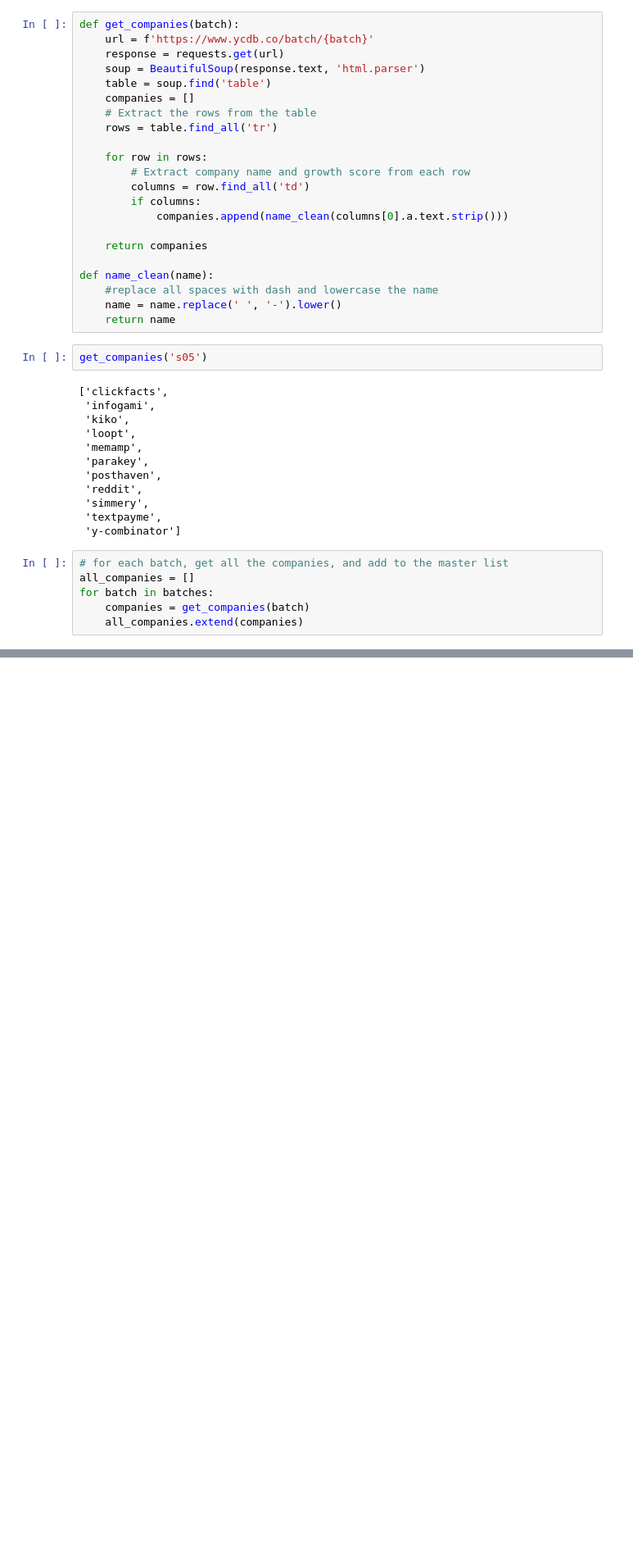
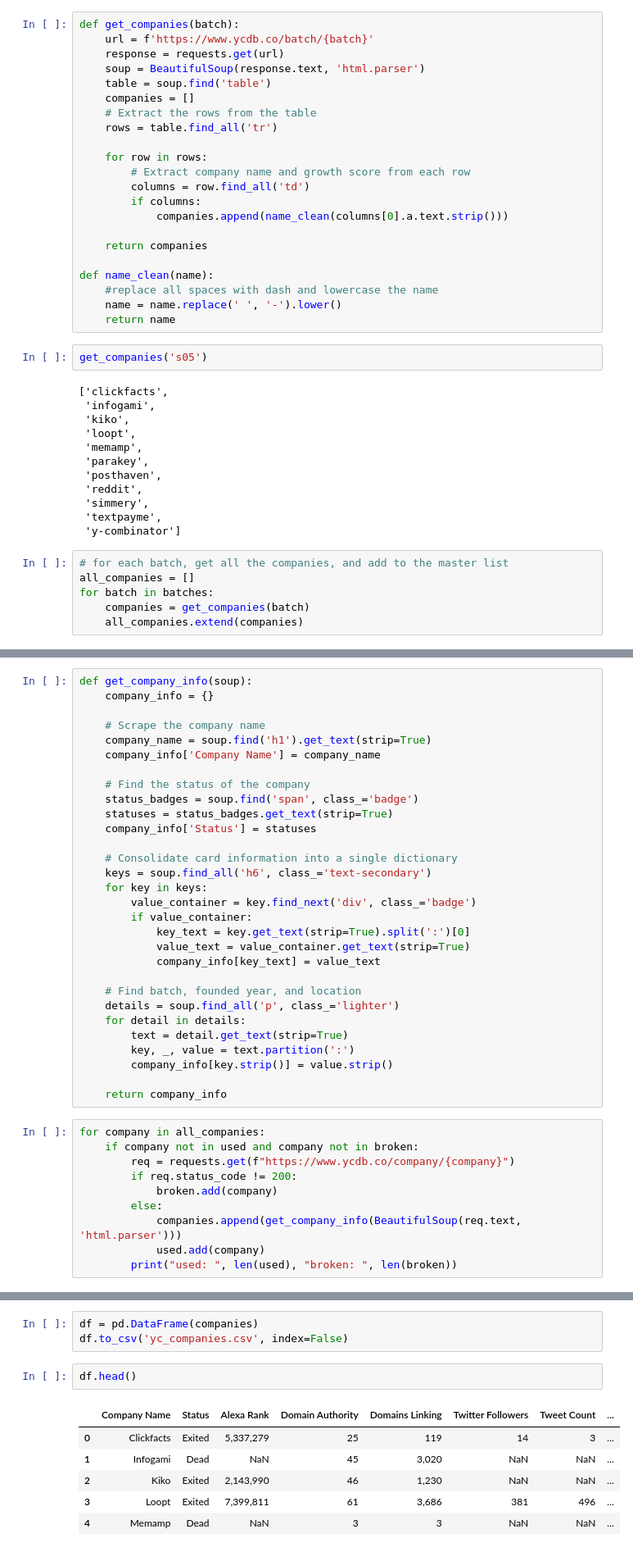
Before and after one commit to nakschou/DSC106Proj3, a Jupyter notebook: ycdb_companies.ipynb, the cells around one changed output, grey strips where cells are left out. Shown at 82% size. Drawn from its saved outputs; the diff is of its cells as text; blank space fills up the shorter version.

```diff
--- a/ycdb_companies.ipynb
+++ b/ycdb_companies.ipynb
@@ -70,0 +59,40 @@ all_companies
+# %%
+def get_company_info(soup):
+    company_info = {}
+
+    # Scrape the company name
+    company_name = soup.find('h1').get_text(strip=True)
+    company_info['Company Name'] = company_name
+
+    # Find the status of the company
+    status_badges = soup.find('span', class_='badge')
+    statuses = status_badges.get_text(strip=True)
+    company_info['Status'] = statuses
+
+    # Consolidate card information into a single dictionary
+    keys = soup.find_all('h6', class_='text-secondary')
+    for key in keys:
+        value_container = key.find_next('div', class_='badge')
+        if value_container:
+            key_text = key.get_text(strip=True).split(':')[0]
+            value_text = value_container.get_text(strip=True)
+            company_info[key_text] = value_text
+
+    # Find batch, founded year, and location
+    details = soup.find_all('p', class_='lighter')
+    for detail in details:
+        text = detail.get_text(strip=True)
+        key, _, value = text.partition(':')
+        company_info[key.strip()] = value.strip()
+
+    return company_info
+# %%
+for company in all_companies:
+    if company not in used and company not in broken:
+        req = requests.get(f"https://www.ycdb.co/company/{company}")
+        if req.status_code != 200:
+            broken.add(company)
+        else:
+            companies.append(get_company_info(BeautifulSoup(req.text, 'html.parser')))
+            used.add(company)
+        print("used: ", len(used), "broken: ", len(broken))
@@ -70,0 +137,12 @@ all_companies
+# %%
+df = pd.DataFrame(companies)
+df.to_csv('yc_companies.csv', index=False)
+# %%
+df.head()
+# %% [output]
+|  | Company Name | Status | Alexa Rank | Domain Authority | Domains Linking | Twitter Followers | Tweet Count | ... |
+| 0 | Clickfacts | Exited | 5,337,279 | 25 | 119 | 14 | 3 | ... |
+| 1 | Infogami | Dead | NaN | 45 | 3,020 | NaN | NaN | ... |
+| 2 | Kiko | Exited | 2,143,990 | 46 | 1,230 | NaN | NaN | ... |
+| 3 | Loopt | Exited | 7,399,811 | 61 | 3,686 | 381 | 496 | ... |
+| 4 | Memamp | Dead | NaN | 3 | 3 | NaN | NaN | ... |
```
Also changed, not shown: parts of 6 cells of this notebook, 2 other files.
